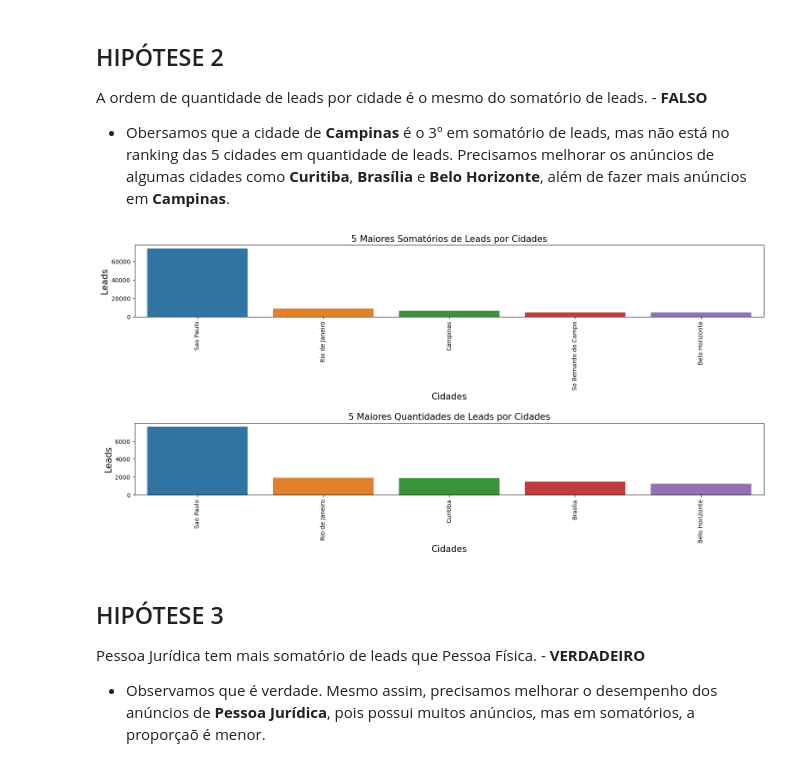
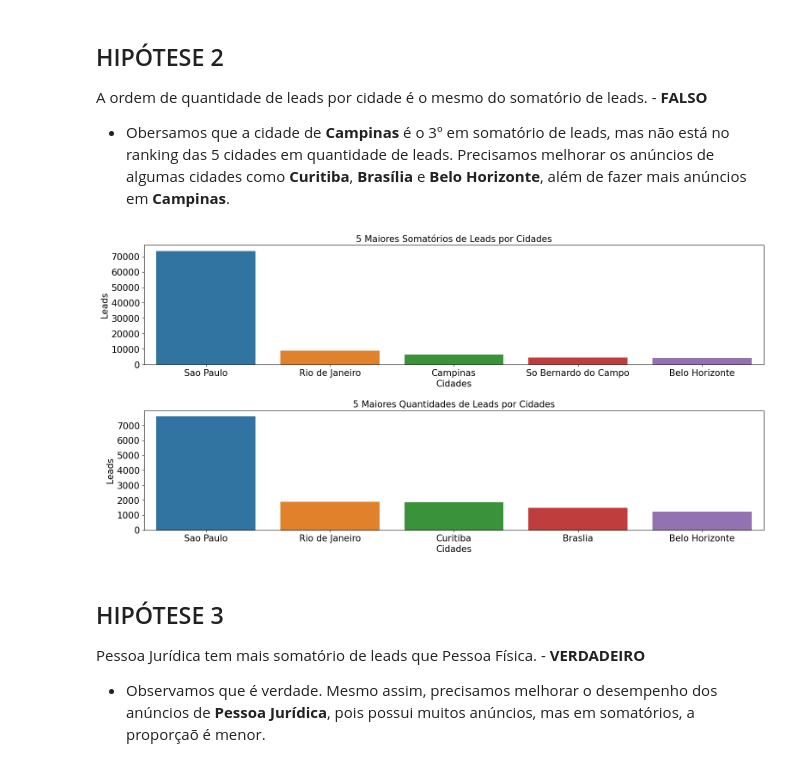
Before and after one commit to hugoferraz5/Webmotors_leads, a Jupyter notebook: Classificação_webmotors.ipynb, the cells around one changed output. Cells and saved outputs as stored; diff of their text form; code cells hidden in the pictures.

```diff
--- a/Classificação_webmotors.ipynb
+++ b/Classificação_webmotors.ipynb
@@ -1259,26 +1222,28 @@ A ordem de quantidade de leads por cidade é o mesmo do somatório de leads. - *
 # %%
 data_cidade = data1[[ 'Cidade','leads']].groupby('Cidade').sum().sort_values(by=['leads'], ascending=False).reset_index()
 data_cidade1 = data1[['leads', 'Cidade']].groupby('Cidade').count().sort_values(by=['leads'], ascending=False).reset_index()
 
 plt.figure(figsize=(16,8), tight_layout={'pad':2.0})
 
 plt.subplot(2,1,1)
 ax1 = sns.barplot(data = data_cidade.head(), x='Cidade', y='leads')
 data_load(ax1,'5 Maiores Somatórios de Leads por Cidades', 'Cidades','Leads' )
+plt.xticks(fontsize=15)
+plt.yticks(fontsize=15)
 
 plt.subplot(2,1,2)
 ax2 = sns.barplot(data = data_cidade1.head(), x='Cidade', y='leads')
 data_load(ax2,'5 Maiores Quantidades de Leads por Cidades', 'Cidades','Leads' )
+plt.xticks(fontsize=15)
+plt.yticks(fontsize=15)
 
 
-ax1.tick_params(axis='x', rotation=90)
-ax2.tick_params(axis='x', rotation=90)
 
 plt.subplots_adjust(hspace=0.5)
 
 plt.show()
 # %% [output]
-[figure, old version]
+[figure, new version]
 # %% [markdown]
 ## HIPÓTESE 3
 Pessoa Jurídica tem mais somatório de leads que Pessoa Física. - **VERDADEIRO**
```
Also changed, not shown: parts of 46 cells of this notebook, 24 other files.
